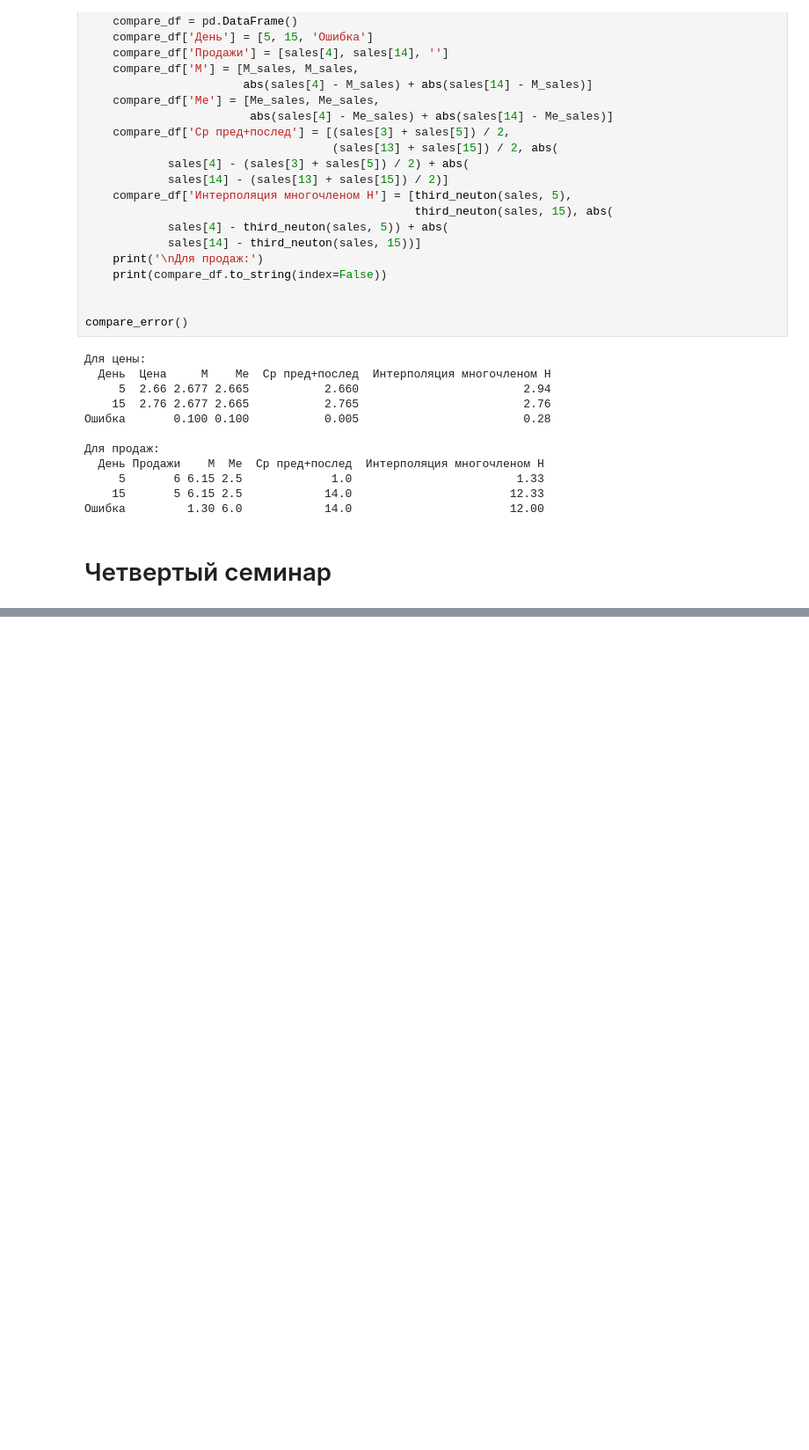
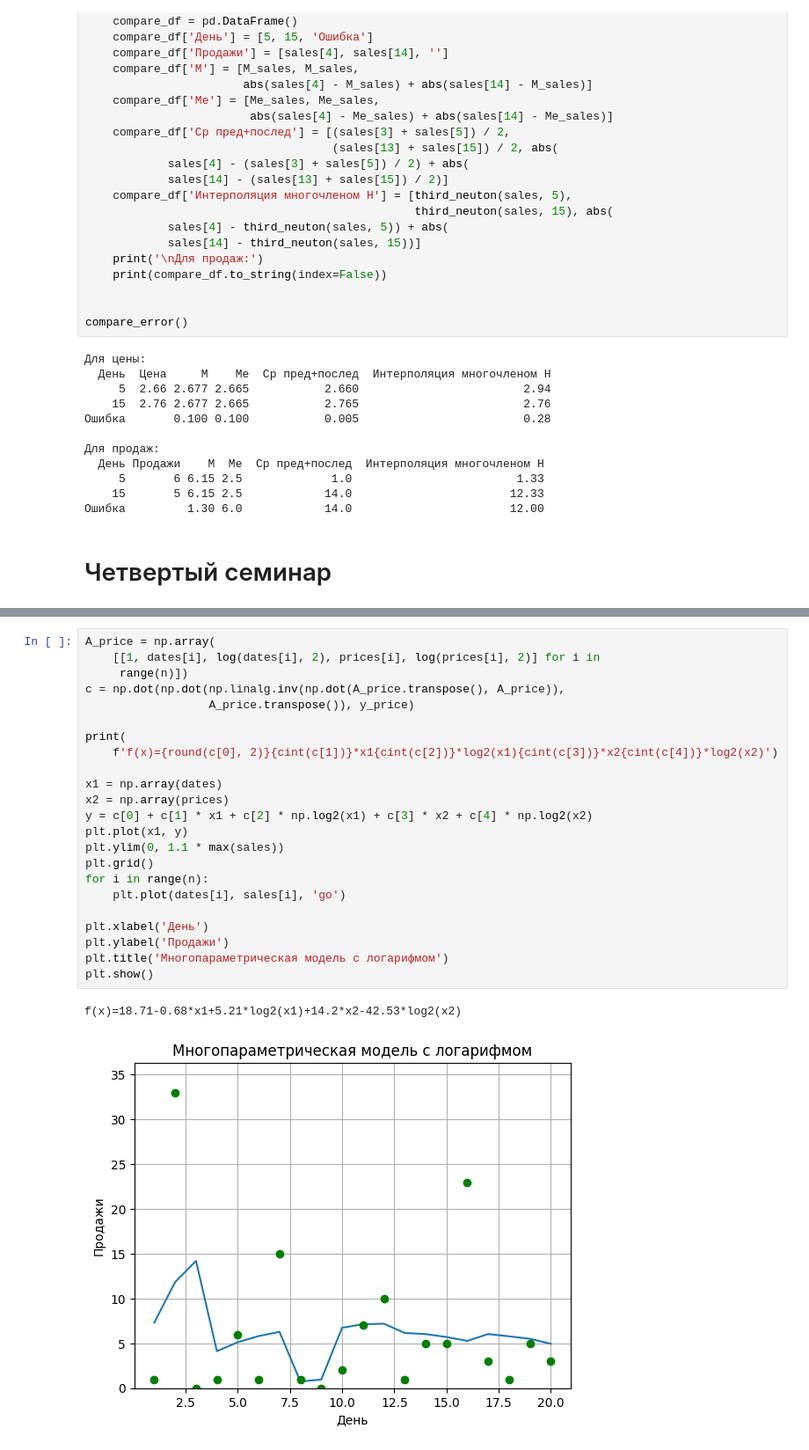
Before and after one commit to BVyaches/MLPerm, a Jupyter notebook: MathAnalysis.ipynb, the cells around one changed output, grey strips where cells are left out. Shown: that part at 88% size. Drawn from its saved outputs; the diff is of its cells as text; blank space fills up the shorter version.

```diff
--- a/MathAnalysis.ipynb
+++ b/MathAnalysis.ipynb
@@ -691,0 +752,26 @@ plt.show()
+# %%
+A_price = np.array(
+    [[1, dates[i], log(dates[i], 2), prices[i], log(prices[i], 2)] for i in
+     range(n)])
+c = np.dot(np.dot(np.linalg.inv(np.dot(A_price.transpose(), A_price)),
+                  A_price.transpose()), y_price)
+
+print(
+    f'f(x)={round(c[0], 2)}{cint(c[1])}*x1{cint(c[2])}*log2(x1){cint(c[3])}*x2{cint(c[4])}*log2(x2)')
+
+x1 = np.array(dates)
+x2 = np.array(prices)
+y = c[0] + c[1] * x1 + c[2] * np.log2(x1) + c[3] * x2 + c[4] * np.log2(x2)
+plt.plot(x1, y)
+plt.ylim(0, 1.1 * max(sales))
+plt.grid()
+for i in range(n):
+    plt.plot(dates[i], sales[i], 'go')
+
+plt.xlabel('День')
+plt.ylabel('Продажи')
+plt.title('Многопараметрическая модель с логарифмом')
+plt.show()
+# %% [output]
+f(x)=18.71-0.68*x1+5.21*log2(x1)+14.2*x2-42.53*log2(x2)
+[figure, added]
```
Also changed, not shown: parts of 6 cells of this notebook.
